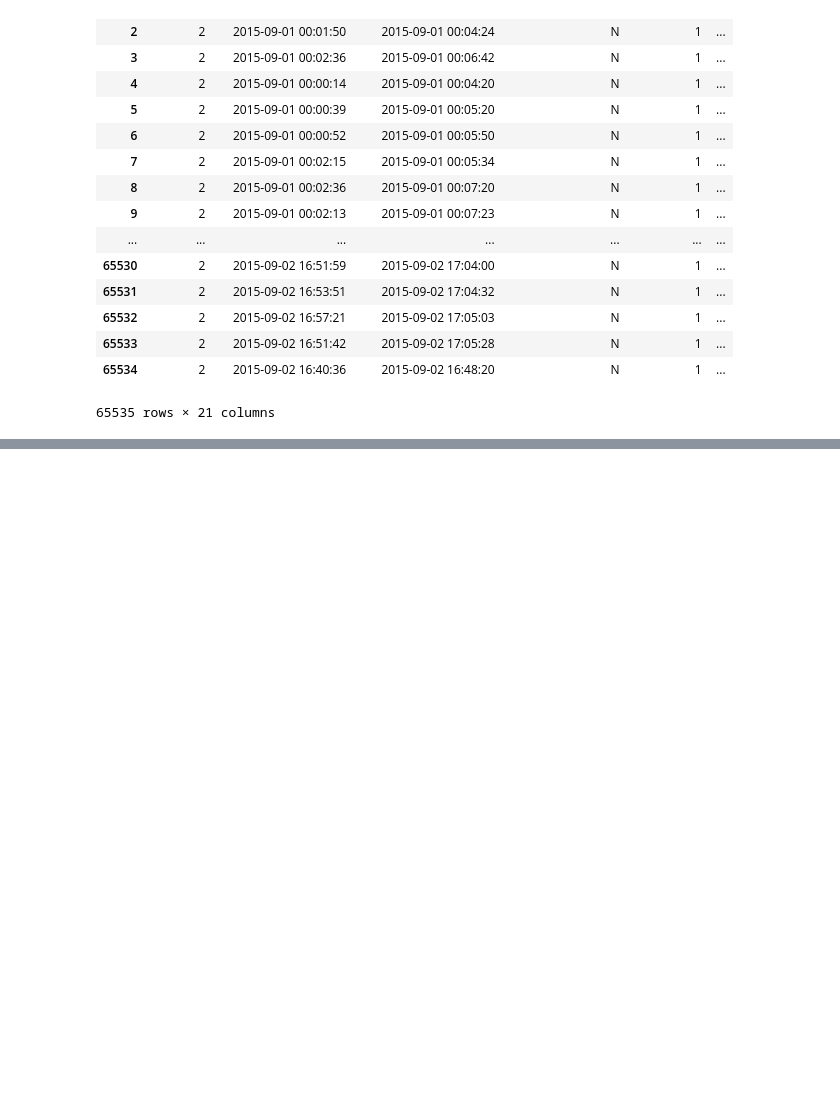
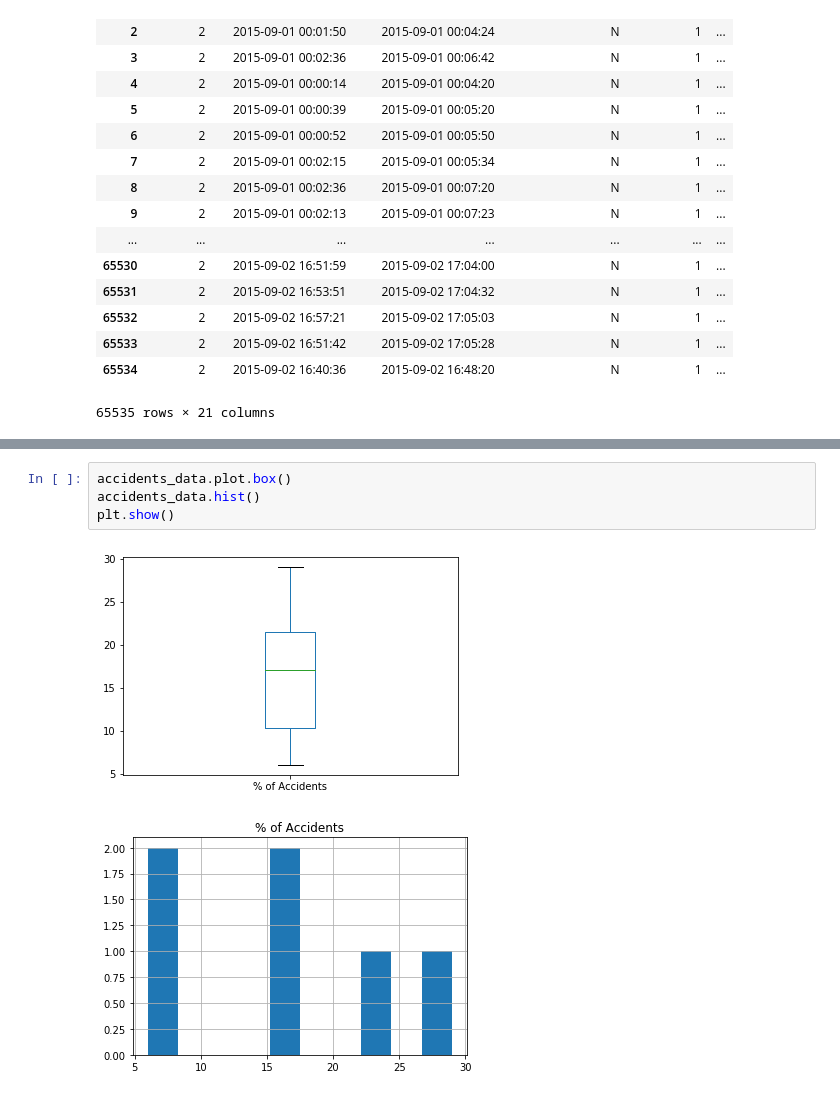
Before and after one commit to KostadinovK/Data-Science, a Jupyter notebook: 01-Data-Acquisition/Data-Acquisition-Demo.ipynb, the cells around one changed output, grey strips where cells are left out. Cells and saved outputs as stored; diff of their text form; blank space fills up the shorter version.

```diff
--- a/01-Data-Acquisition/Data-Acquisition-Demo.ipynb
+++ b/01-Data-Acquisition/Data-Acquisition-Demo.ipynb
@@ -74,3 +74,10 @@ books_data
 | ISBN:0881847690 | ISBN:0881847690 | https://openlibrary.org/books/OL2... | borrow | https://archive.org/details/watch... | NaN |
 | ISBN:9780345354907 | ISBN:9780345354907 | https://openlibrary.org/books/OL9... | restricted | https://archive.org/details/caseo... | https://covers.openlibrary.org/b/... |
 | LCCN:2005041555 | LCCN:2005041555 | https://openlibrary.org/books/OL3... | borrow | https://archive.org/details/atmou... | https://covers.openlibrary.org/b/... |
+# %%
+accidents_data.plot.box()
+accidents_data.hist()
+plt.show()
+# %% [output]
+[figure, added]
+[figure, added]
```
